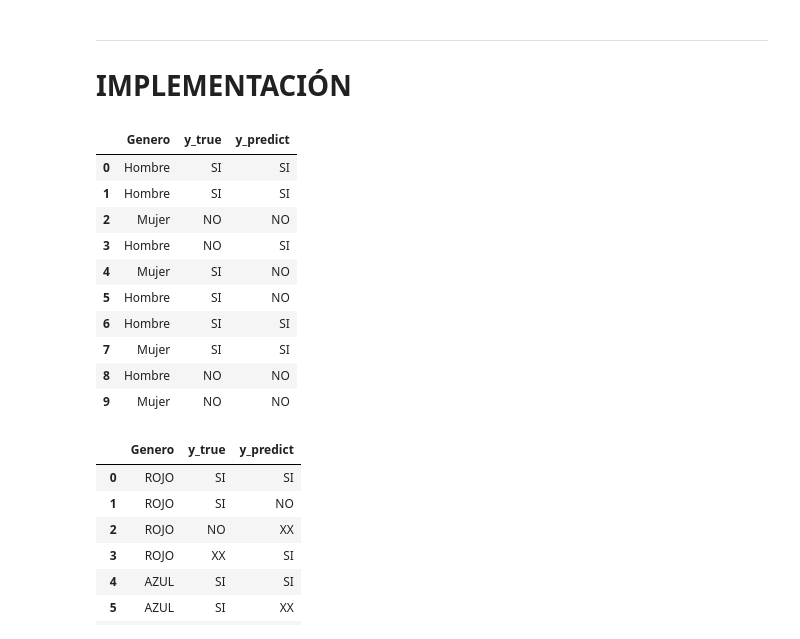
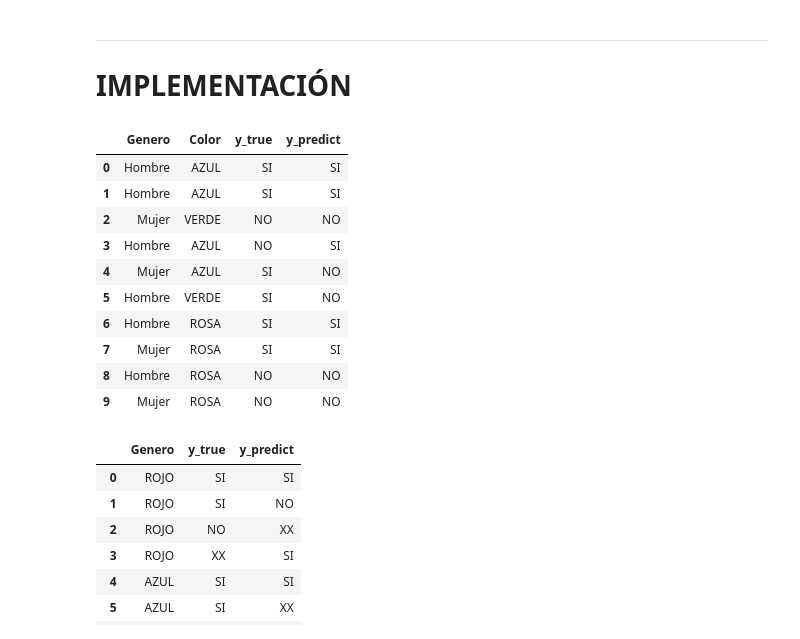
Before and after one commit to Telefonica/XAIoGraphs, a Jupyter notebook: notebooks/Ricardo/pruebas_fairness.ipynb, the cells around one changed output. Saved outputs shown, nothing was run; the diff lists cells and outputs as text; code cells hidden in the pictures.

```diff
--- a/notebooks/Ricardo/pruebas_fairness.ipynb
+++ b/notebooks/Ricardo/pruebas_fairness.ipynb
@@ -227,27 +227,28 @@ $$ \frac{3}{4} \neq \frac{1}{1} \rightarrow 0.75 \neq 1.0$$
 # %%
 import pandas as pd
 
 # Definimos el Dataset de ejemplo
 df_dataset = pd.DataFrame(
     {
         'Genero': ['Hombre', 'Hombre', 'Mujer', 'Hombre', 'Mujer', 'Hombre', 'Hombre', 'Mujer', 'Hombre', 'Mujer'],
+        'Color':  ['AZUL',   'AZUL',   'VERDE', 'AZUL',   'AZUL',   'VERDE', 'ROSA',    'ROSA', 'ROSA',   'ROSA'],
         'y_true':    ['SI', 'SI', 'NO', 'NO', 'SI', 'SI', 'SI', 'SI', 'NO', 'NO'],
         'y_predict': ['SI', 'SI', 'NO', 'SI', 'NO', 'NO', 'SI', 'SI', 'NO', 'NO']},
-    columns=['Genero', 'y_true', 'y_predict'])
+    columns=['Genero', 'Color', 'y_true', 'y_predict'])
 
 df_dataset
 # %% [output]
-|  | Genero | y_true | y_predict |
-| 0 | Hombre | SI | SI |
-| 1 | Hombre | SI | SI |
-| 2 | Mujer | NO | NO |
-| 3 | Hombre | NO | SI |
-| 4 | Mujer | SI | NO |
-| 5 | Hombre | SI | NO |
-| 6 | Hombre | SI | SI |
-| 7 | Mujer | SI | SI |
-| 8 | Hombre | NO | NO |
-| 9 | Mujer | NO | NO |
+|  | Genero | Color | y_true | y_predict |
+| 0 | Hombre | AZUL | SI | SI |
+| 1 | Hombre | AZUL | SI | SI |
+| 2 | Mujer | VERDE | NO | NO |
+| 3 | Hombre | AZUL | NO | SI |
+| 4 | Mujer | AZUL | SI | NO |
+| 5 | Hombre | VERDE | SI | NO |
+| 6 | Hombre | ROSA | SI | SI |
+| 7 | Mujer | ROSA | SI | SI |
+| 8 | Hombre | ROSA | NO | NO |
+| 9 | Mujer | ROSA | NO | NO |
 # %%
 # Definimos el Dataset de ejemplo
 df_dataset2 = pd.DataFrame(
```
Also changed, not shown: parts of 17 cells of this notebook.
